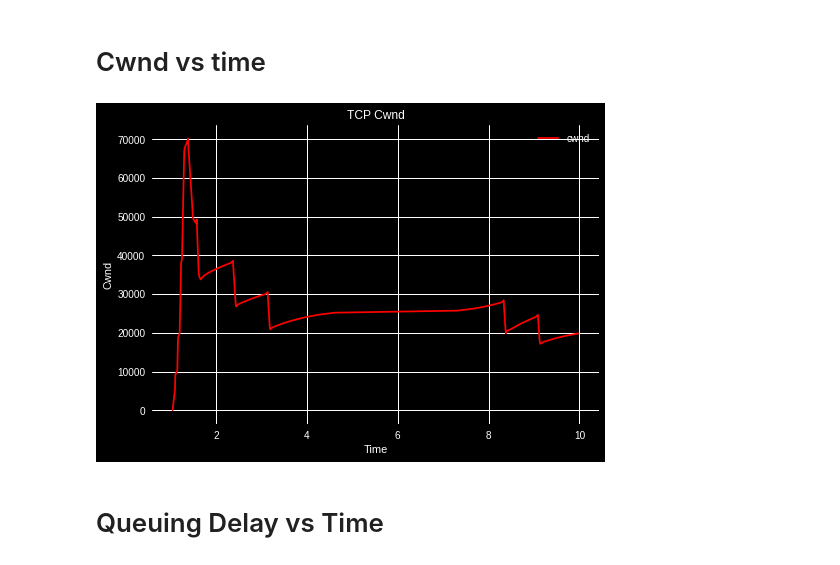
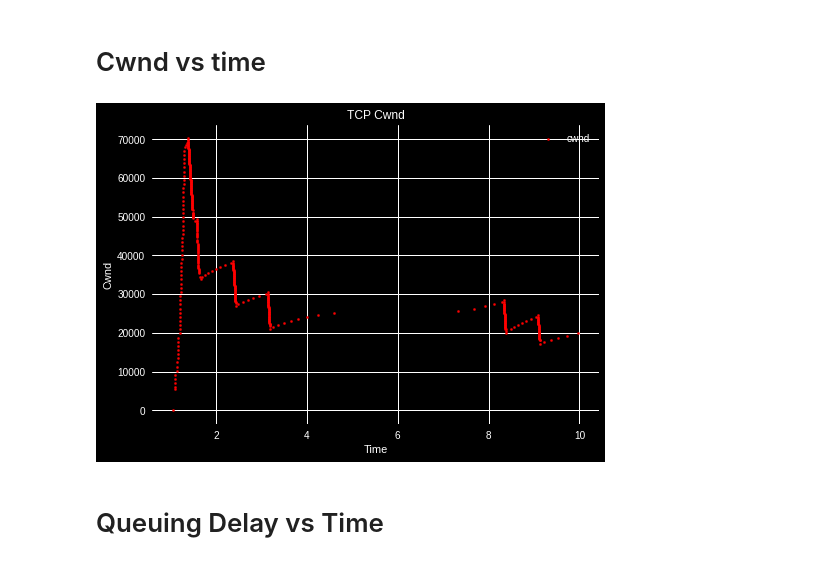
Before and after one commit to PritishWadhwa/CN-Assignments, a Jupyter notebook: Assignment3/filesQ4/createGraph.ipynb, the cells around one changed output. Cells and saved outputs as stored; diff of their text form; code cells hidden in the pictures.

```diff
--- a/Assignment3/filesQ4/createGraph.ipynb
+++ b/Assignment3/filesQ4/createGraph.ipynb
@@ -9,19 +9,20 @@ plt.style.use('dark_background')
 # %%
 x = []
 y = []
 with open('tcp-example.cwnd', 'r') as file:
     lines = file.readlines()
     for line in lines:
         x.append(float(line.split()[0]))
         y.append(float(line.split()[1]))
-plt.plot(x, y, 'r', label='cwnd')
+# plt.plot(x, y, 'r', label='cwnd')
+plt.scatter(x, y, label='cwnd', color='r', marker='.', s=20)
 plt.xlabel('Time')
 plt.ylabel('Cwnd')
 plt.title('TCP Cwnd')
 plt.legend()
 plt.show()
 # %% [output]
-[figure, old version]
+[figure, new version]
 # %% [markdown]
 # Queuing Delay vs Time
 # %%
```
Also changed, not shown: 3 other files.
